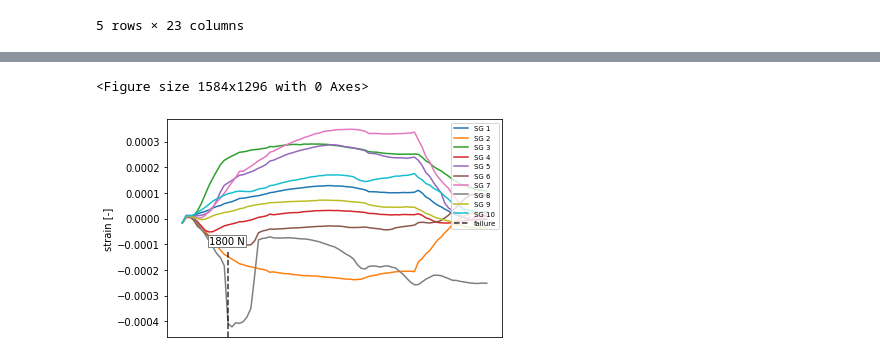
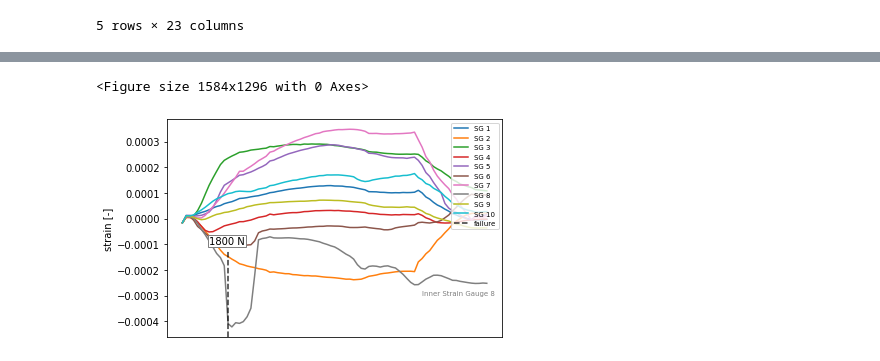
Before and after one commit to Docopol/wingBoxStructure, a Jupyter notebook: Analysis/Plots.ipynb, the cells around one changed output, grey strips where cells are left out. Cells and saved outputs as stored; diff of their text form; code cells hidden in the pictures.

Commit message:
Improved Plots

```diff
--- a/Analysis/Plots.ipynb
+++ b/Analysis/Plots.ipynb
@@ -69,17 +69,19 @@ plt.show()
 # %%
 plt.figure(num="inboard1", figsize=[22, 18])
 inboard.plot()
 frame1 = plt.gca()
 plt.ylabel('strain [-]')
 plt.axvline(12, ymax=0.4, color='black', alpha=0.8, ls='--', label="failure")
 plt.legend(loc='upper right', fontsize='x-small')
 plt.text(7, -0.0001, "1800 N", bbox=dict(facecolor='white', edgecolor='grey', pad=1.0))
+plt.text(63, -0.0003, "Inner Strain Gauge 8", color='grey', fontsize=7)
 for xlabel_i in frame1.axes.get_xticklabels():
     xlabel_i.set_visible(False)
     xlabel_i.set_fontsize(0.0)
 for tick in frame1.axes.get_xticklines():
     tick.set_visible(False)
-plt.savefig("Plots/inGauge.pdf", format='pdf')
+# plt.show()
+plt.savefig("Plots/inGauge.pdf", format='pdf', bbox_inches="tight")
 # %% [output]
 <Figure size 1584x1296 with 0 Axes>
-[figure, old version]
+[figure, new version]
```
Also changed, not shown: parts of 3 cells of this notebook, 2 other files.
